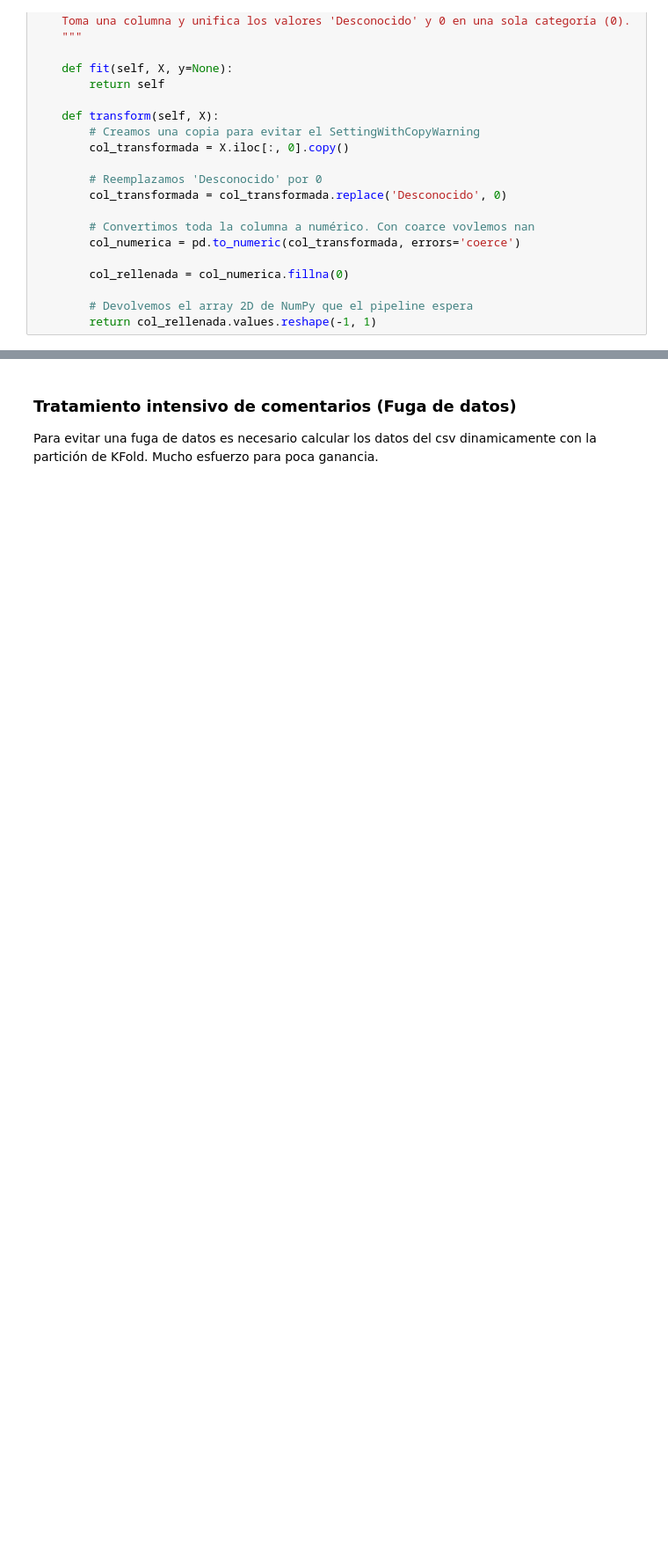
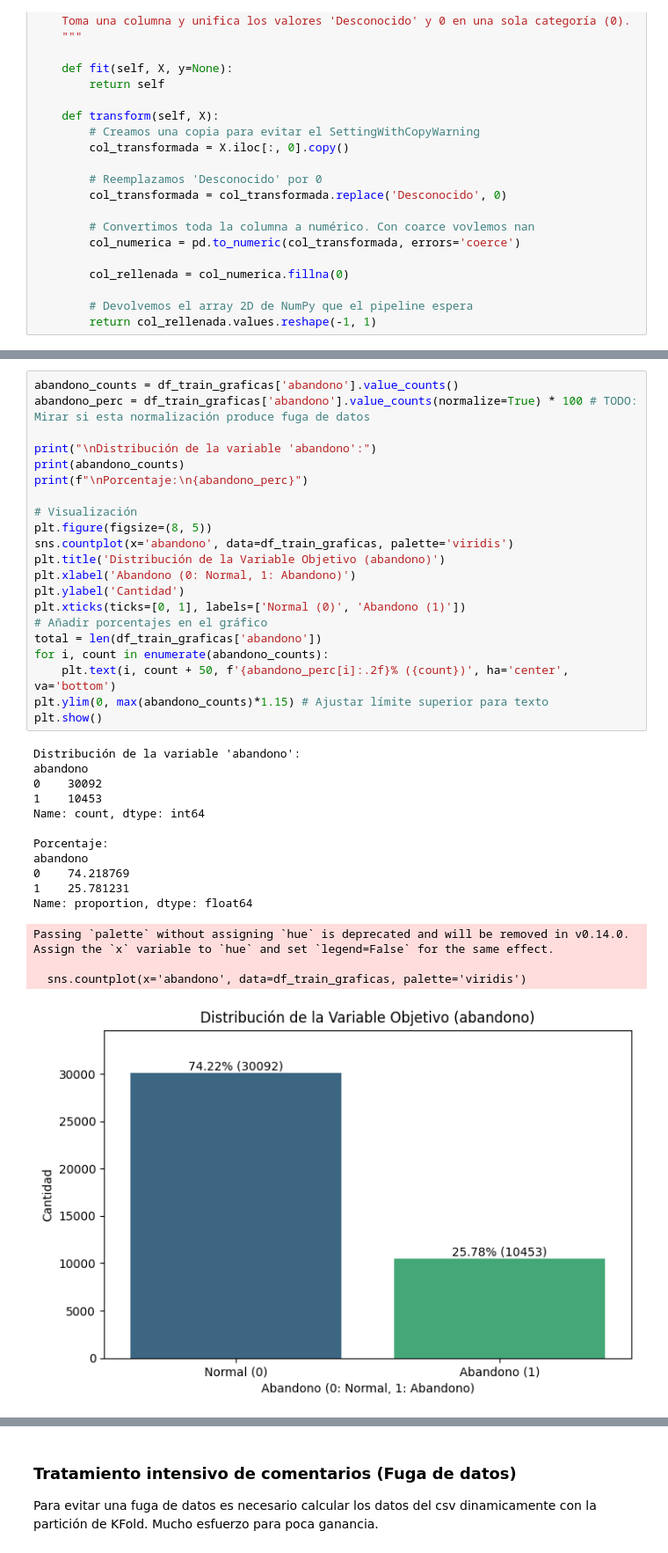
Before and after one commit to albertoPerez25/Clasificacion_Autonoma_de_Imagenes_Satelitales, a Jupyter notebook: Práctica 1 - Análisis, procesamiento y validación .ipynb, the cells around one changed output, grey strips where cells are left out. Shown at 88% size. Saved outputs shown, nothing was run; the diff lists cells and outputs as text; blank space fills up the shorter version.

```diff
--- a/Práctica 1 - Análisis, procesamiento y validación .ipynb
+++ b/Práctica 1 - Análisis, procesamiento y validación .ipynb
@@ -367,0 +417,37 @@ class UnificarCeroDesconocido(BaseEstimator, TransformerMixin):
+# %%
+abandono_counts = df_train_graficas['abandono'].value_counts()
+abandono_perc = df_train_graficas['abandono'].value_counts(normalize=True) * 100 # TODO: Mirar si esta normalización produce fuga de datos
+
+print("\nDistribución de la variable 'abandono':")
+print(abandono_counts)
+print(f"\nPorcentaje:\n{abandono_perc}")
+
+# Visualización
+plt.figure(figsize=(8, 5))
+sns.countplot(x='abandono', data=df_train_graficas, palette='viridis')
+plt.title('Distribución de la Variable Objetivo (abandono)')
+plt.xlabel('Abandono (0: Normal, 1: Abandono)')
+plt.ylabel('Cantidad')
+plt.xticks(ticks=[0, 1], labels=['Normal (0)', 'Abandono (1)'])
+# Añadir porcentajes en el gráfico
+total = len(df_train_graficas['abandono'])
+for i, count in enumerate(abandono_counts):
+    plt.text(i, count + 50, f'{abandono_perc[i]:.2f}% ({count})', ha='center', va='bottom')
+plt.ylim(0, max(abandono_counts)*1.15) # Ajustar límite superior para texto
+plt.show()
+# %% [output]
+Distribución de la variable 'abandono':
+abandono
+0    30092
+1    10453
+Name: count, dtype: int64
+
+Porcentaje:
+abandono
+0    74.218769
+1    25.781231
+Name: proportion, dtype: float64
+Passing `palette` without assigning `hue` is deprecated and will be removed in v0.14.0. Assign the `x` variable to `hue` and set `legend=False` for the same effect.
+
+  sns.countplot(x='abandono', data=df_train_graficas, palette='viridis')
+[figure, added]
```
Also changed, not shown: parts of 24 cells of this notebook, 1 other file.
